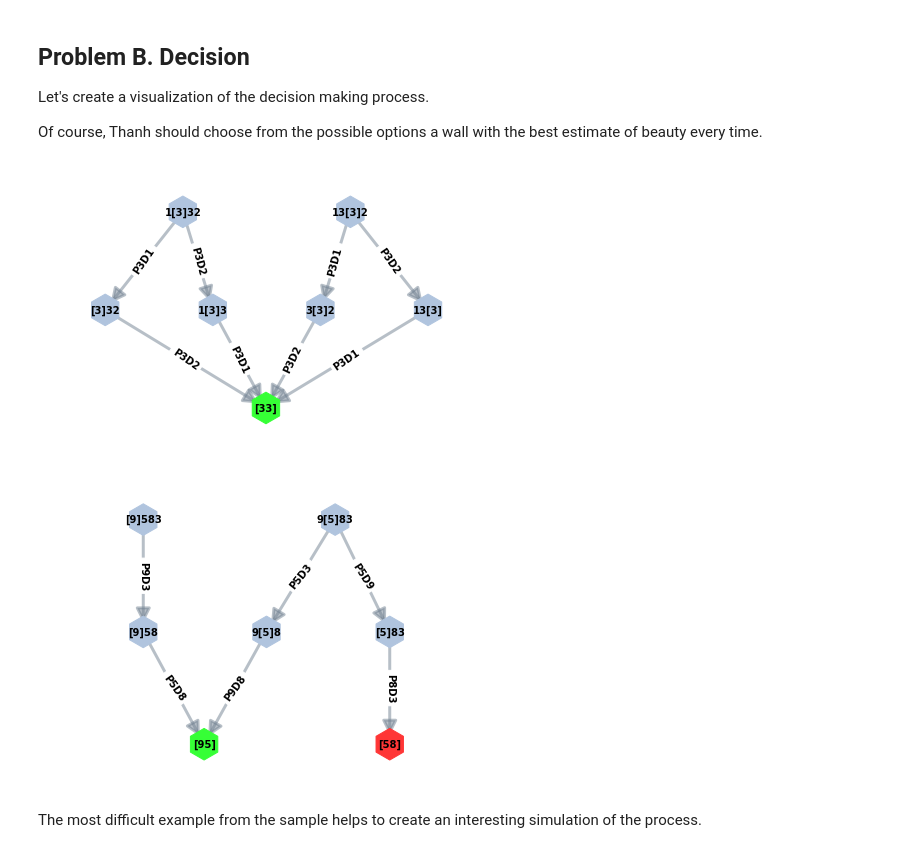
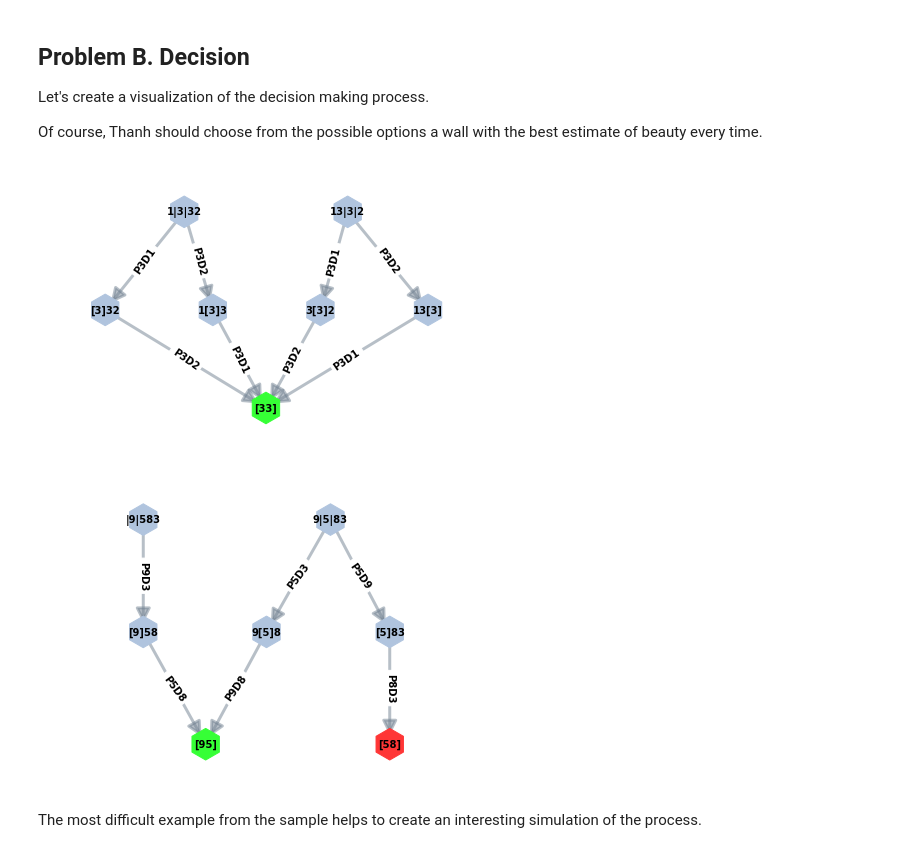
Before and after one commit to OlgaBelitskaya/colab_notebooks, a Jupyter notebook: kickstart_h2018.ipynb, the cells around one changed output. Cells and saved outputs as stored; diff of their text form; code cells hidden in the pictures.

```diff
--- a/kickstart_h2018.ipynb
+++ b/kickstart_h2018.ipynb
@@ -335,30 +335,30 @@ def draw_digraph(GG, edge_labels, node_colors, w, h):
 # %%
 # Case 1
 GG1 = nx.DiGraph()
-GG1.add_edges_from([('1[3]32','[3]32'), ('13[3]2','3[3]2'),
-                    ('1[3]32','1[3]3'), ('13[3]2','13[3]'),
+GG1.add_edges_from([('1|3|32','[3]32'), ('13|3|2','3[3]2'),
+                    ('1|3|32','1[3]3'), ('13|3|2','13[3]'),
                     ('[3]32', '[33]'), ('3[3]2', '[33]'),
                     ('1[3]3', '[33]'), ('13[3]', '[33]')])
 node_colors1 = 6 * ['lightsteelblue'] + ['#36ff36']
-edge_labels1 = {('1[3]32','[3]32'):'P3D1', ('13[3]2','3[3]2'):'P3D1',
-                ('1[3]32','1[3]3'):'P3D2', ('13[3]2','13[3]'):'P3D2',
+edge_labels1 = {('1|3|32','[3]32'):'P3D1', ('13|3|2','3[3]2'):'P3D1',
+                ('1|3|32','1[3]3'):'P3D2', ('13|3|2','13[3]'):'P3D2',
                 ('[3]32', '[33]'):'P3D2', ('3[3]2', '[33]'):'P3D2',
                 ('1[3]3', '[33]'):'P3D1', ('13[3]', '[33]'):'P3D1'}
 # Case 2
 GG2 = nx.DiGraph()
-GG2.add_edges_from([('[9]583','[9]58'), ('[9]58', '[95]'),
-                   ('9[5]83','9[5]8'), ('9[5]83','[5]83'),
+GG2.add_edges_from([('|9|583','[9]58'), ('[9]58', '[95]'),
+                   ('9|5|83','9[5]8'), ('9|5|83','[5]83'),
                    ('9[5]8','[95]'), ('[5]83','[58]')])
 node_colors2 = 2 * ['lightsteelblue'] + ['#36ff36'] + \
                3 * ['lightsteelblue'] + ['#ff3636']
-edge_labels2 = {('[9]583','[9]58'):'P9D3', ('[9]58','[95]'):'P5D8',
-                ('9[5]83','9[5]8'):'P5D3', ('9[5]83','[5]83'):'P5D9',
+edge_labels2 = {('|9|583','[9]58'):'P9D3', ('[9]58','[95]'):'P5D8',
+                ('9|5|83','9[5]8'):'P5D3', ('9|5|83','[5]83'):'P5D9',
                 ('9[5]8','[95]'):'P9D8', ('[5]83','[58]'):'P8D3'}
 
 draw_digraph(GG1, edge_labels1, node_colors1, 7, 5)
 draw_digraph(GG2, edge_labels2, node_colors2, 7, 5)
 # %% [output]
-[figure, old version]
+[figure, new version]
-[figure, old version]
+[figure, new version]
 # %% [markdown]
 The most difficult example from the sample helps to create an interesting  simulation of the process.
```
Also changed, not shown: parts of 5 cells of this notebook.
